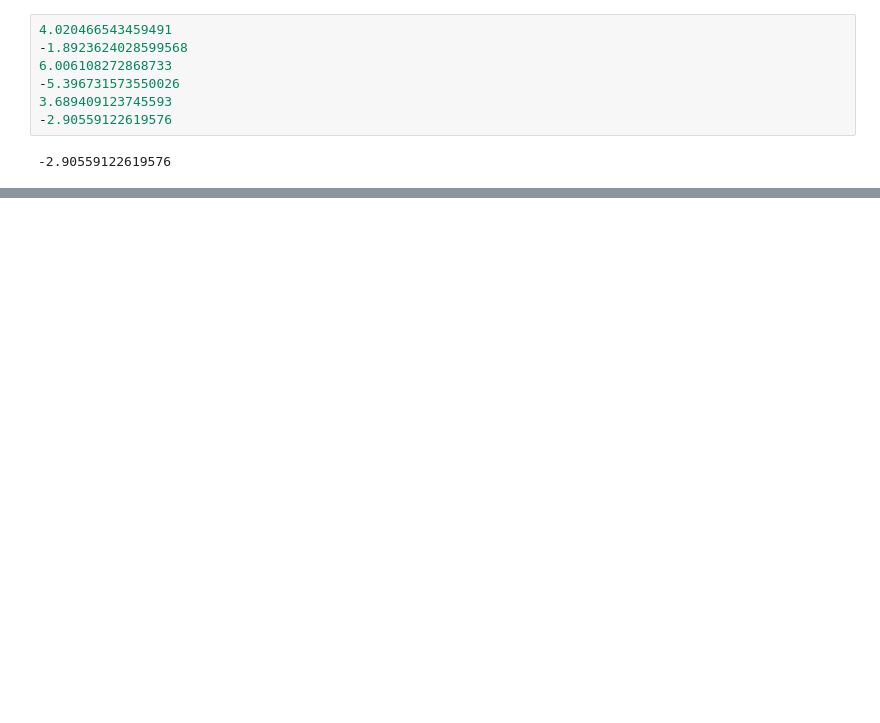
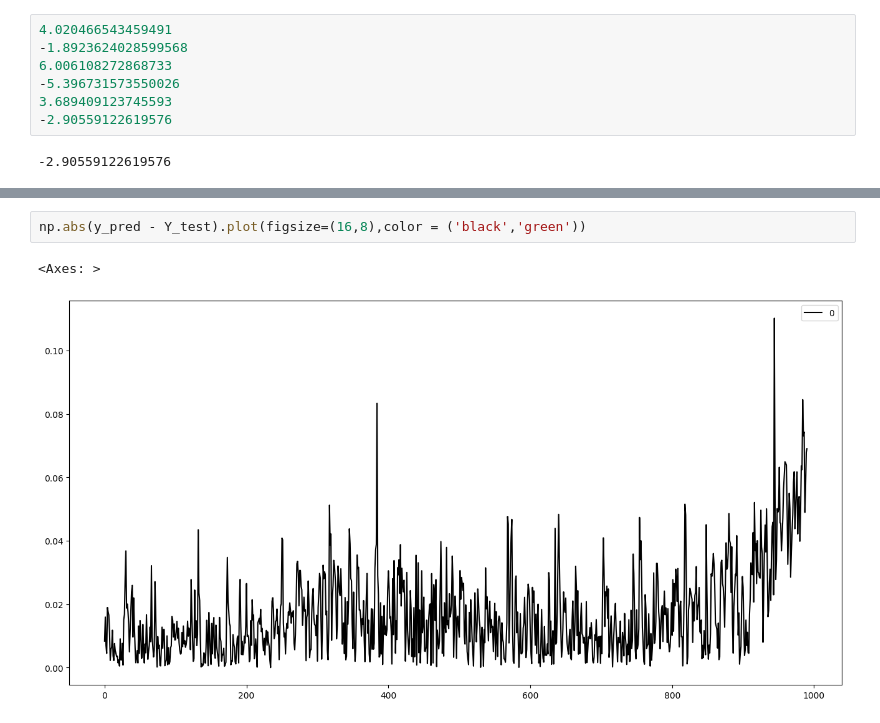
Before and after one commit to MaligarosNotes/Stock-Predict-Summer-24--Attempts, a Jupyter notebook: 4th Stock Predictor.ipynb, the cells around one changed output, grey strips where cells are left out. Saved outputs shown, nothing was run; the diff lists cells and outputs as text; blank space fills up the shorter version.

```diff
--- a/4th Stock Predictor.ipynb
+++ b/4th Stock Predictor.ipynb
@@ -143,3 +143,8 @@ for i in range(0,y_pred.shape[1]):
+# %%
+np.abs(y_pred - Y_test).plot(figsize=(16,8),color = ('black','green'))
+# %% [output]
+<Axes: >
+[figure, added]
 # %%
 import random
 def UserInput_Two(ticker='aapl',daysago=100,futureproj=20):
```
Also changed, not shown: parts of 5 cells of this notebook, 1 other file.
